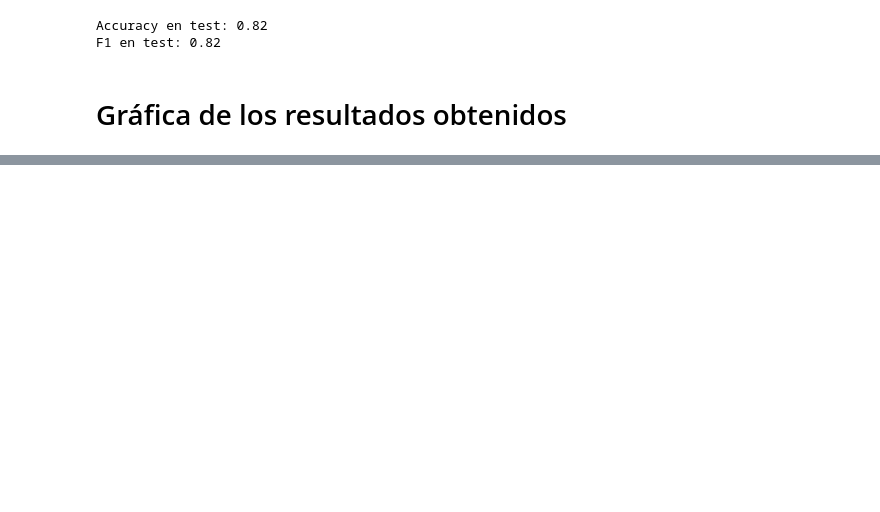
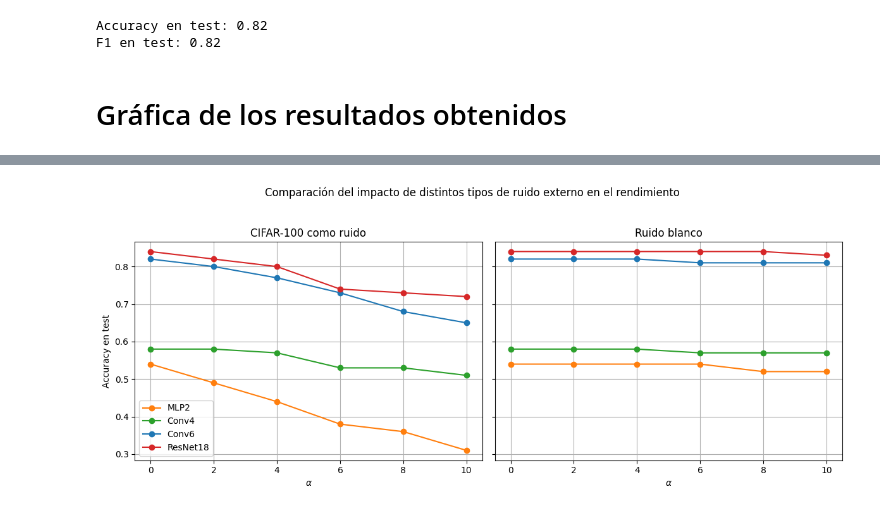
Before and after one commit to pablogo22/analysis-robustness-neural-networks, a Jupyter notebook: Experimento 3 - Ruido externo/RuidoExternoCIFAR100CIFAR10.ipynb, the cells around one changed output, grey strips where cells are left out. Drawn from its saved outputs; the diff is of its cells as text; code cells hidden in the pictures; blank space fills up the shorter version.

Commit message:
fixing plots

```diff
--- a/Experimento 3 - Ruido externo/RuidoExternoCIFAR100CIFAR10.ipynb
+++ b/Experimento 3 - Ruido externo/RuidoExternoCIFAR100CIFAR10.ipynb
@@ -620,0 +592,55 @@ plt.show()
+# %%
+import matplotlib.pyplot as plt
+
+# Valores de alpha
+alpha = [0, 2, 4, 6, 8, 10]
+
+# Datos para CIFAR-100
+cifar100 = {
+    'MLP2':      [0.54, 0.49, 0.44, 0.38, 0.36, 0.31],
+    'Conv4':     [0.58, 0.58, 0.57, 0.53, 0.53, 0.51],
+    'Conv6':     [0.82, 0.80, 0.77, 0.73, 0.68, 0.65],
+    'ResNet18':  [0.84, 0.82, 0.80, 0.74, 0.73, 0.72]
+}
+
+# Datos para Ruido Blanco
+ruido_blanco = {
+    'MLP2':      [0.54, 0.54, 0.54, 0.54, 0.52, 0.52],
+    'Conv4':     [0.58, 0.58, 0.58, 0.57, 0.57, 0.57],
+    'Conv6':     [0.82, 0.82, 0.82, 0.81, 0.81, 0.81],
+    'ResNet18':  [0.84, 0.84, 0.84, 0.84, 0.84, 0.83]
+}
+
+# Crear subplots
+fig, axs = plt.subplots(1, 2, figsize=(12, 5), sharey=True)
+
+# Colores consistentes para los modelos
+colors = {
+    'MLP2': 'tab:orange',
+    'Conv4': 'tab:green',
+    'Conv6': 'tab:blue',
+    'ResNet18': 'tab:red'
+}
+
+# Primer subplot: CIFAR-100
+axs[0].set_title("CIFAR-100 como ruido")
+for model, acc in cifar100.items():
+    axs[0].plot(alpha, acc, marker='o', label=model, color=colors[model])
+axs[0].set_xlabel(r"$\alpha$")
+axs[0].set_ylabel("Accuracy en test")
+axs[0].grid(True)
+axs[0].legend()
+
+# Segundo subplot: Ruido blanco
+axs[1].set_title("Ruido blanco")
+for model, acc in ruido_blanco.items():
+    axs[1].plot(alpha, acc, marker='o', label=model, color=colors[model])
+axs[1].set_xlabel(r"$\alpha$")
+axs[1].grid(True)
+
+# Ajuste final
+plt.suptitle("Comparación del impacto de distintos tipos de ruido externo en el rendimiento")
+plt.tight_layout(rect=[0, 0, 1, 0.95])
+plt.show()
+# %% [output]
+[figure, added]
```
Also changed, not shown: parts of 1 cell of this notebook, 1 other file.
